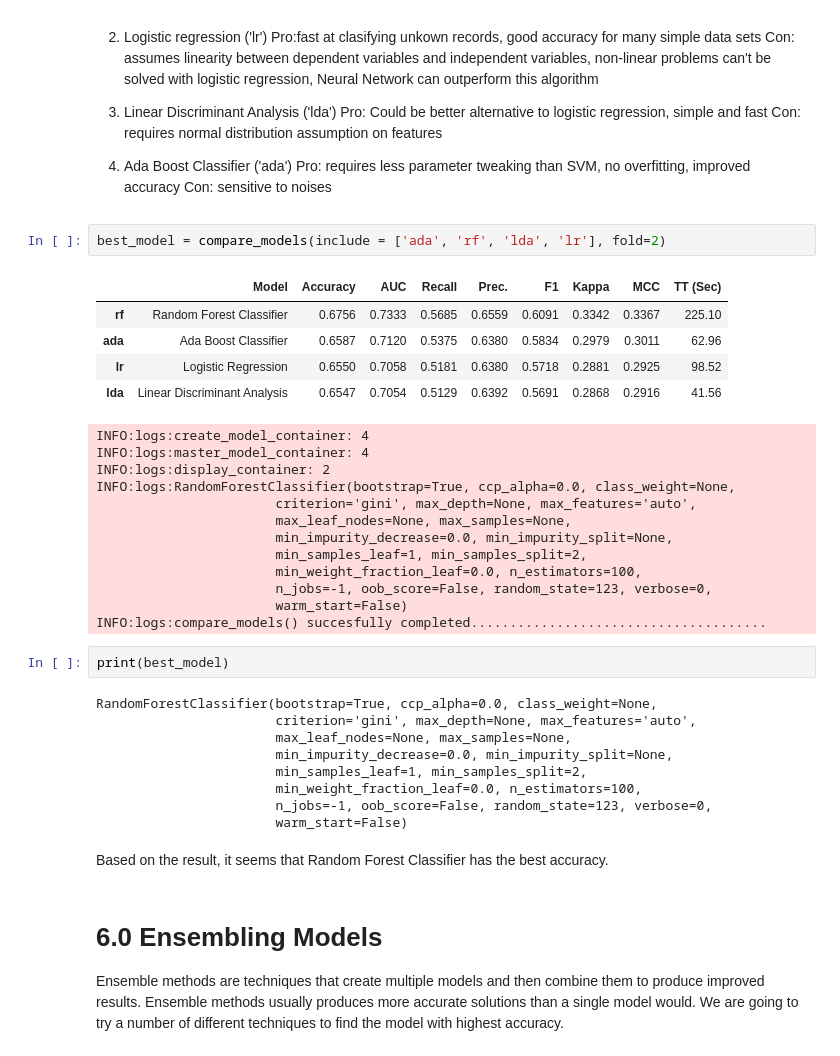
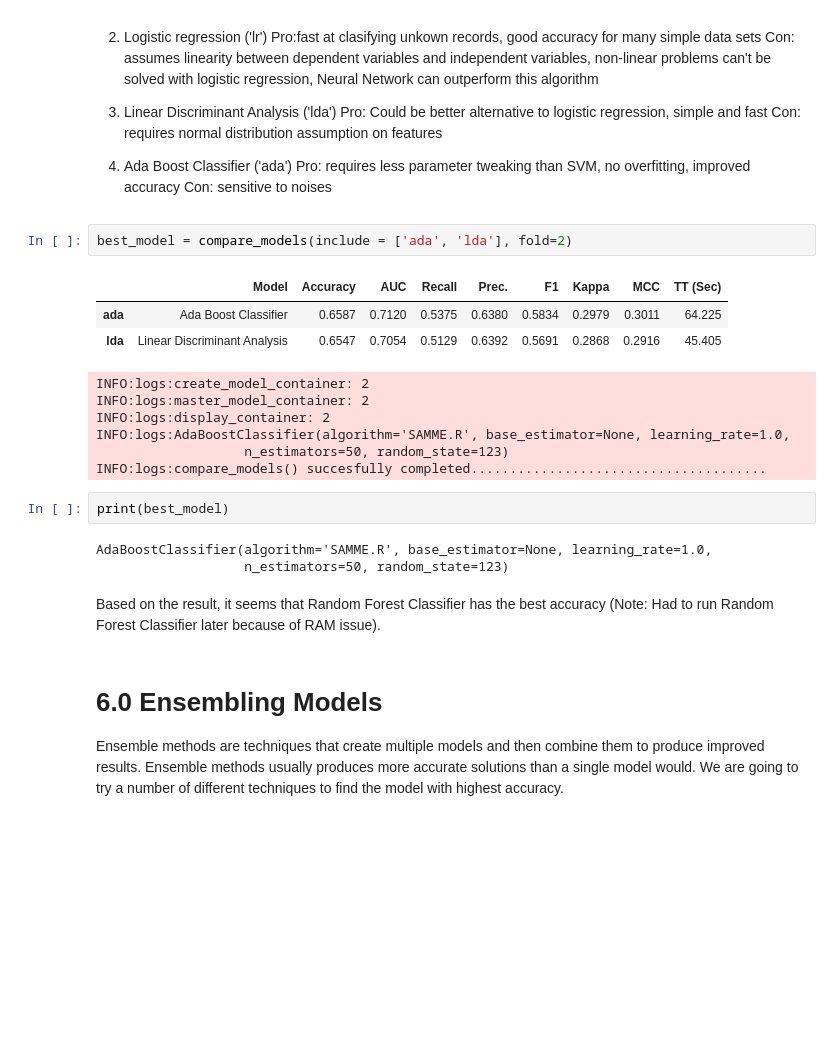
Before and after one commit to kwpark23/Airline-Delays, a Jupyter notebook: Airline_delay.ipynb, the cells around one changed output. Cells and saved outputs as stored; diff of their text form; blank space fills up the shorter version.

```diff
--- a/Airline_delay.ipynb
+++ b/Airline_delay.ipynb
@@ -312,38 +316,24 @@ Con: requires normal distribution assumption on features
 Pro: requires less parameter tweaking than SVM, no overfitting, improved accuracy
 Con: sensitive to noises
 # %%
-best_model = compare_models(include = ['ada', 'rf', 'lda', 'lr'], fold=2)
+best_model = compare_models(include = ['ada', 'lda'], fold=2)
 # %% [output]
 |  | Model | Accuracy | AUC | Recall | Prec. | F1 | Kappa | MCC | TT (Sec) |
-| rf | Random Forest Classifier | 0.6756 | 0.7333 | 0.5685 | 0.6559 | 0.6091 | 0.3342 | 0.3367 | 225.10 |
-| ada | Ada Boost Classifier | 0.6587 | 0.7120 | 0.5375 | 0.6380 | 0.5834 | 0.2979 | 0.3011 | 62.96 |
-| lr | Logistic Regression | 0.6550 | 0.7058 | 0.5181 | 0.6380 | 0.5718 | 0.2881 | 0.2925 | 98.52 |
-| lda | Linear Discriminant Analysis | 0.6547 | 0.7054 | 0.5129 | 0.6392 | 0.5691 | 0.2868 | 0.2916 | 41.56 |
+| ada | Ada Boost Classifier | 0.6587 | 0.7120 | 0.5375 | 0.6380 | 0.5834 | 0.2979 | 0.3011 | 64.225 |
+| lda | Linear Discriminant Analysis | 0.6547 | 0.7054 | 0.5129 | 0.6392 | 0.5691 | 0.2868 | 0.2916 | 45.405 |
-INFO:logs:create_model_container: 4
-INFO:logs:master_model_container: 4
+INFO:logs:create_model_container: 2
+INFO:logs:master_model_container: 2
 INFO:logs:display_container: 2
-INFO:logs:RandomForestClassifier(bootstrap=True, ccp_alpha=0.0, class_weight=None,
-                       criterion='gini', max_depth=None, max_features='auto',
-                       max_leaf_nodes=None, max_samples=None,
-                       min_impurity_decrease=0.0, min_impurity_split=None,
-                       min_samples_leaf=1, min_samples_split=2,
-                       min_weight_fraction_leaf=0.0, n_estimators=100,
-                       n_jobs=-1, oob_score=False, random_state=123, verbose=0,
-                       warm_start=False)
+INFO:logs:AdaBoostClassifier(algorithm='SAMME.R', base_estimator=None, learning_rate=1.0,
+                   n_estimators=50, random_state=123)
 INFO:logs:compare_models() succesfully completed......................................
 # %%
 print(best_model)
 # %% [output]
-RandomForestClassifier(bootstrap=True, ccp_alpha=0.0, class_weight=None,
-                       criterion='gini', max_depth=None, max_features='auto',
-                       max_leaf_nodes=None, max_samples=None,
-                       min_impurity_decrease=0.0, min_impurity_split=None,
-                       min_samples_leaf=1, min_samples_split=2,
-                       min_weight_fraction_leaf=0.0, n_estimators=100,
-                       n_jobs=-1, oob_score=False, random_state=123, verbose=0,
-                       warm_start=False)
+AdaBoostClassifier(algorithm='SAMME.R', base_estimator=None, learning_rate=1.0,
+                   n_estimators=50, random_state=123)
 # %% [markdown]
-Based on the result, it seems that Random Forest Classifier has the best accuracy.
+Based on the result, it seems that Random Forest Classifier has the best accuracy (Note: Had to run Random Forest Classifier later because of RAM issue).
 # %% [markdown]
 # 6.0 Ensembling Models
 Ensemble methods are techniques that create multiple models and then combine them to produce improved results. Ensemble methods usually produces more accurate solutions than a single model would. We are going to try a number of different techniques to find the model with highest accuracy.
```
Also changed, not shown: parts of 12 cells of this notebook.
